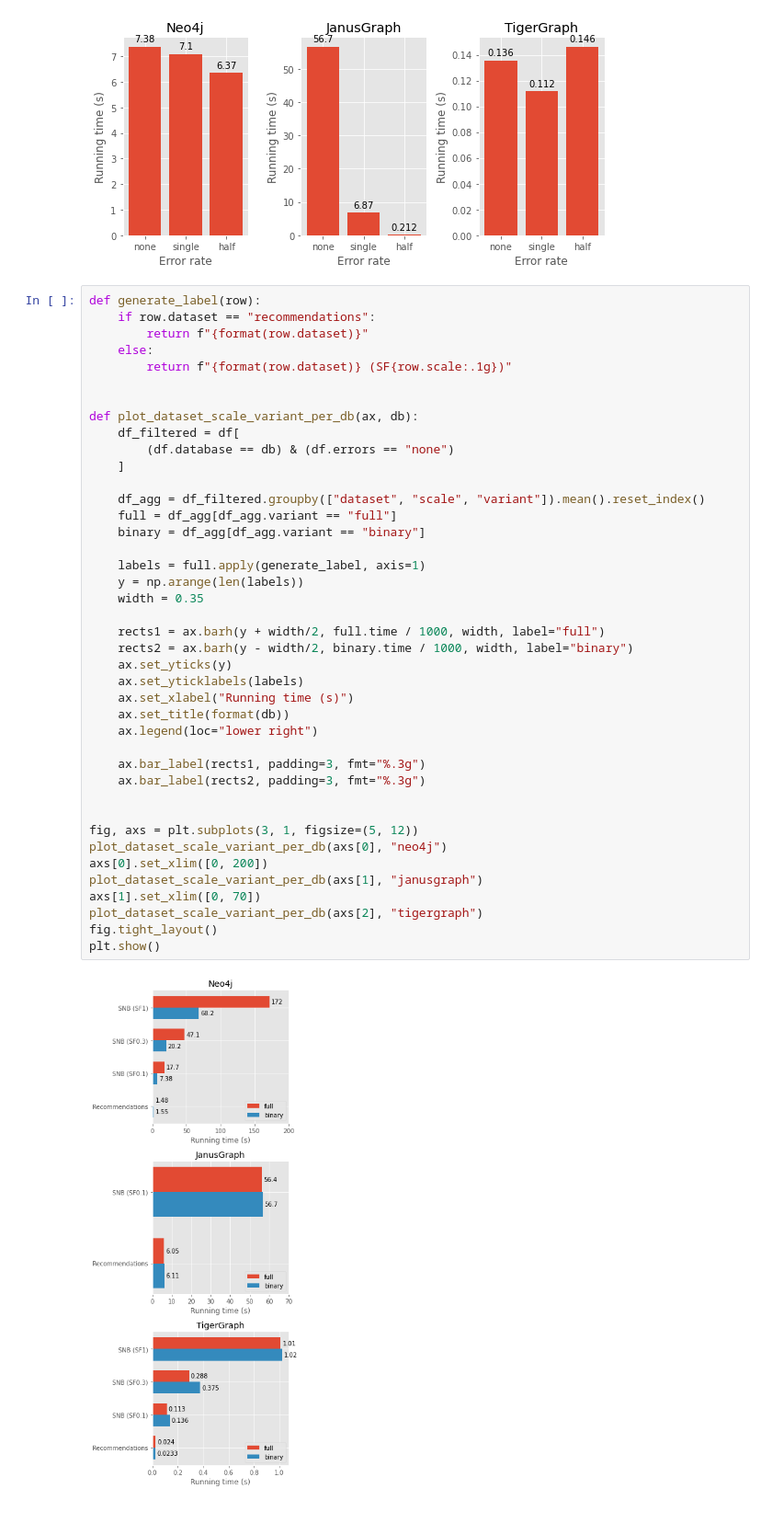
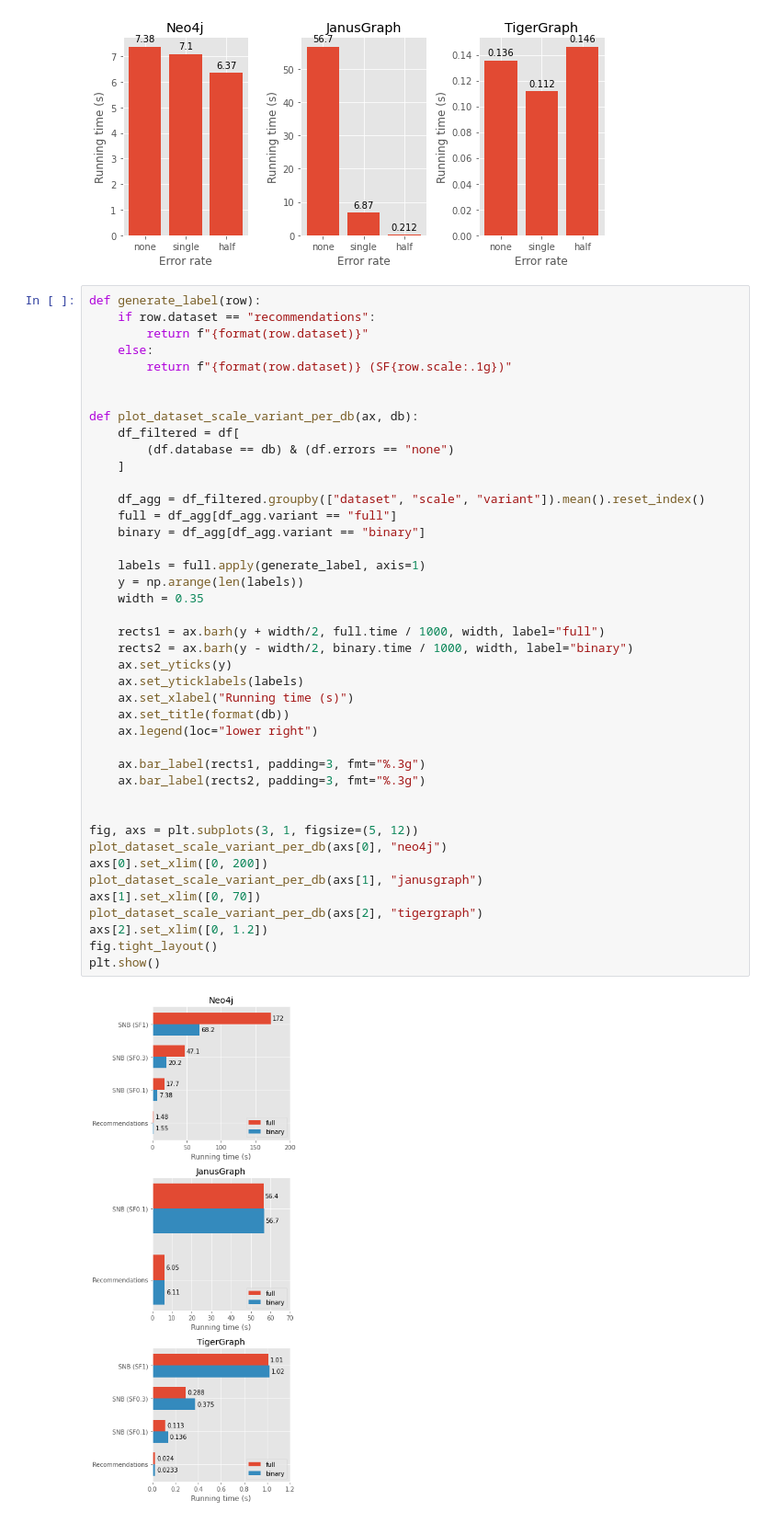
Before and after one commit to nimobeeren/thesis, a Jupyter notebook: analysis/analysis.ipynb, the cells around one changed output. Shown at 92% size. Drawn from its saved outputs; the diff is of its cells as text.

```diff
--- a/analysis/analysis.ipynb
+++ b/analysis/analysis.ipynb
@@ -140,31 +140,32 @@ def plot_dataset_scale_variant_per_db(ax, db):
 
     df_agg = df_filtered.groupby(["dataset", "scale", "variant"]).mean().reset_index()
     full = df_agg[df_agg.variant == "full"]
     binary = df_agg[df_agg.variant == "binary"]
 
     labels = full.apply(generate_label, axis=1)
     y = np.arange(len(labels))
     width = 0.35
 
     rects1 = ax.barh(y + width/2, full.time / 1000, width, label="full")
     rects2 = ax.barh(y - width/2, binary.time / 1000, width, label="binary")
     ax.set_yticks(y)
     ax.set_yticklabels(labels)
     ax.set_xlabel("Running time (s)")
     ax.set_title(format(db))
     ax.legend(loc="lower right")
 
     ax.bar_label(rects1, padding=3, fmt="%.3g")
     ax.bar_label(rects2, padding=3, fmt="%.3g")
 
 
 fig, axs = plt.subplots(3, 1, figsize=(5, 12))
 plot_dataset_scale_variant_per_db(axs[0], "neo4j")
 axs[0].set_xlim([0, 200])
 plot_dataset_scale_variant_per_db(axs[1], "janusgraph")
 axs[1].set_xlim([0, 70])
 plot_dataset_scale_variant_per_db(axs[2], "tigergraph")
+axs[2].set_xlim([0, 1.2])
 fig.tight_layout()
 plt.show()
 # %% [output]
-[figure, old version]
+[figure, new version]
```
Also changed, not shown: 1 other file.
